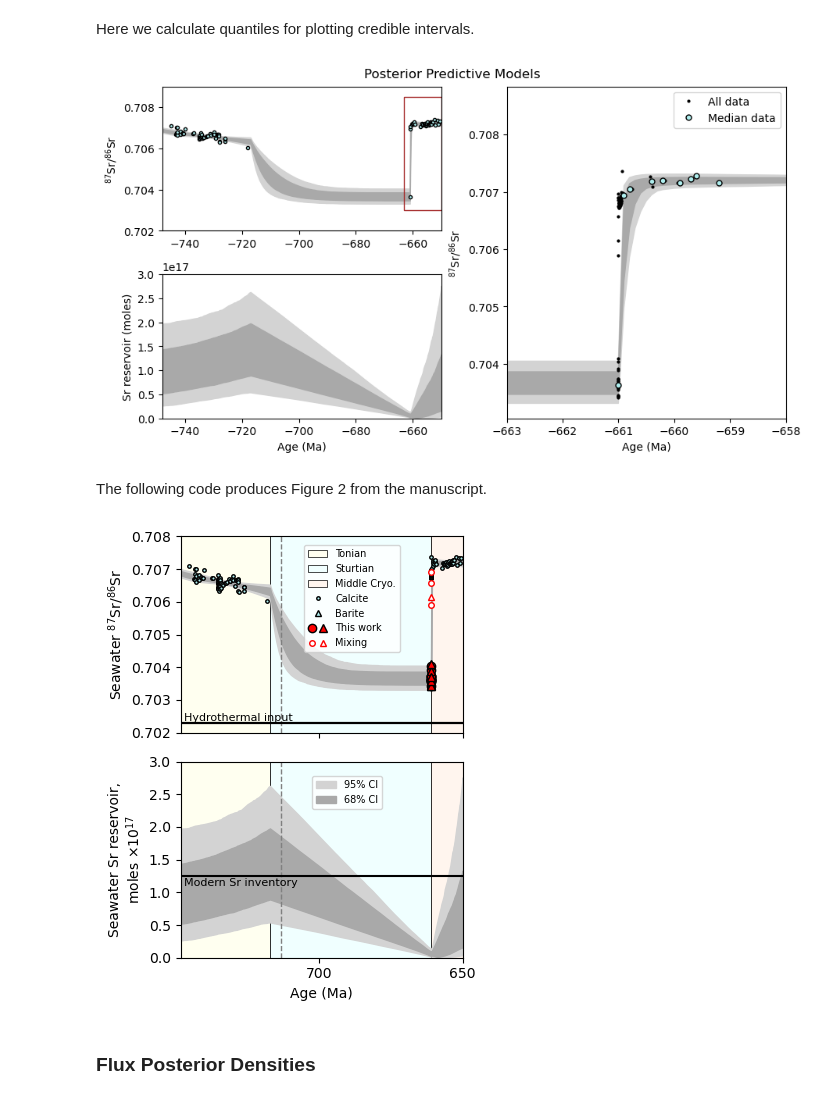
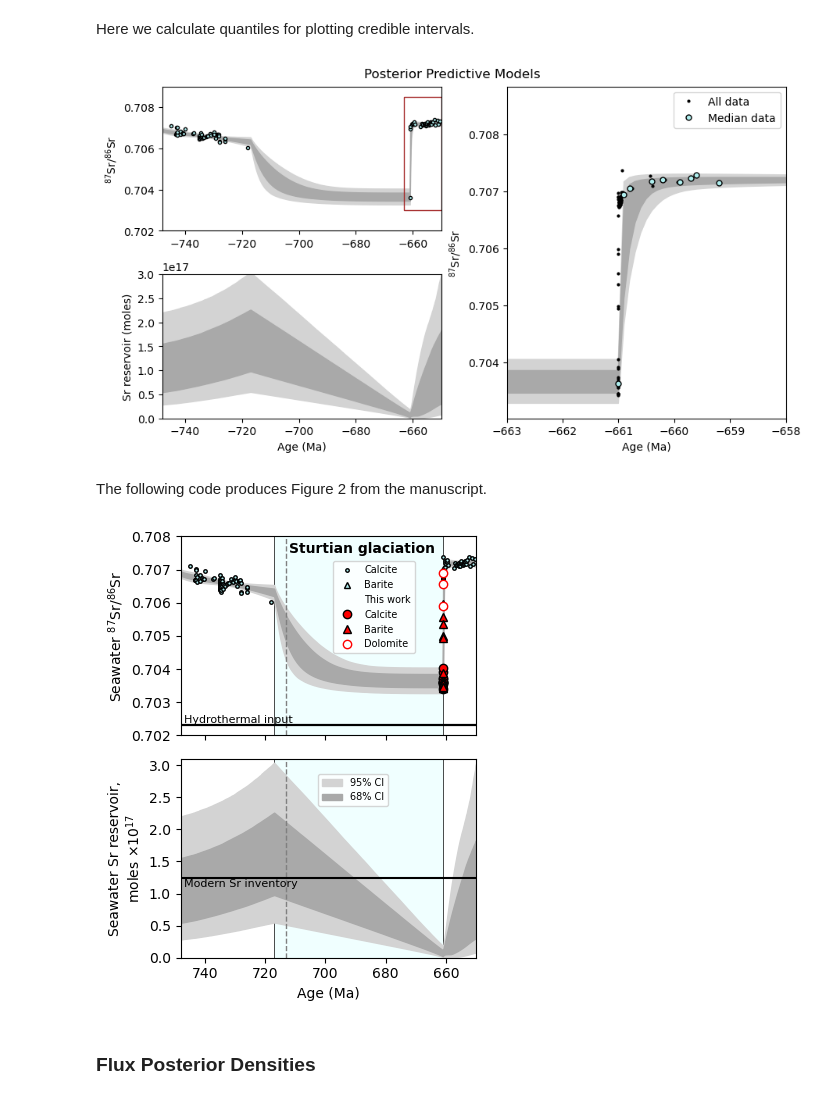
Before and after one commit to sarttiso/Neoproterozoic-strontium-box-model, a Jupyter notebook: strontium_box_model.ipynb, the cells around one changed output. Cells and saved outputs as stored; diff of their text form; code cells hidden in the pictures.

Commit message:
update data,  refresh figure

```diff
--- a/strontium_box_model.ipynb
+++ b/strontium_box_model.ipynb
@@ -612,14 +607,14 @@ We see that they are nicely unimodel and reproducible between the chains.
 # %% [markdown]
 Load existing model if desired.
 # %%
-trace = az.from_netcdf('models/2024-10-29_smc_6-chains_5k.nc')
+trace = az.from_netcdf('models/2025-02-04_smc_12-chains_5k.nc')
 # %% [markdown]
 ### Plot Posterior Draws
 # %% [markdown]
 As with the prior predictive model, we use the posterior draws for the parameters and then solve the ODE forward model to evaluate the posterior inference for the time evolution of the Sr reservoir and isotopic composition.
 # %%
 # get posterior samples
-n_sam = 2000
+n_sam = 60000
 posterior_params = az.extract(trace, num_samples=n_sam)
 
 F_ri_posterior = posterior_params.F_ri.to_numpy().squeeze()
@@ -722,7 +717,7 @@ plt.suptitle('Posterior Predictive Models')
 
 plt.show()
 # %% [output]
-[figure, old version]
+[figure, new version]
 # %% [markdown]
 The following code produces Figure 2 from the manuscript.
 # %%
@@ -739,15 +734,11 @@ handles = []
 
 ax[0].fill_between(t/1e6, alpha_post_95[:,0], alpha_post_95[:,1], color=c_95)
 ax[0].fill_between(t/1e6, alpha_post_68[:,0], alpha_post_68[:,1], color=c_68)
-# for alpha_forward in alpha_posteriors:
-#     ax2.plot(t/1e6, alpha_forward, alpha=alpha, color=c_model, linewidth=0.5)
-# visualize time periods
-handles.append(ax[0].axvspan(t0/1e6, t1_st/1e6, **ton_patch, zorder=-10))
-labels.append('Tonian')
-handles.append(ax[0].axvspan(t1_st/1e6, t2_st/1e6, **stu_patch, zorder=-10))
-labels.append('Sturtian')
-handles.append(ax[0].axvspan(t2_st/1e6, t1/1e6, **mcy_patch, zorder=-10))
-labels.append('Middle Cryo.')
+
+# visualize sturtian
+ax[0].axvspan(t1_st/1e6, t2_st/1e6, **stu_patch, zorder=-10)
+ax[0].text(-712, 0.7075, 'Sturtian glaciation', fontweight='bold')
+
 # Marinoan duration
 ax[0].axvline(-713, linestyle='--', color='gray', linewidth=1)
 # literature data, calcite
@@ -765,74 +756,73 @@ handles.append(ax[0].plot(sr_data.loc[cur_idx, 'Age (Ma)']/1e6,
            color=c_data, markeredgecolor='k', linewidth=0.01)[0])
 labels.append('Barite')
 
-# ellery's data (un-contaminated), calcite
-cur_idx = (sr_data['Reference'] == 'this work') & (sr_data['87Sr/86Sr'] < 0.705) & (sr_data['mineral'] == 'calcite')
+# ellery's data
+h0, = plt.plot([0], marker='None', linestyle='None') # empty line for legend
+handles.append(h0)
+labels.append('This work')
+
+# calcite
+cur_idx = (sr_data['Reference'] == 'this work') & (sr_data['mineral'] == 'calcite')
 h1, = ax[0].plot(sr_data.loc[cur_idx, 'Age (Ma)']/1e6,
            sr_data.loc[cur_idx, '87Sr/86Sr'].values,
            'o', markersize=6,
            color='red', markeredgecolor='k', linewidth=0.01)
-# ellery's data (un-contaminated), barite
-cur_idx = (sr_data['Reference'] == 'this work') & (sr_data['87Sr/86Sr'] < 0.705) & (sr_data['mineral'] == 'barite')
+handles.append(h1)
+labels.append('Calcite')
+# barite
+cur_idx = (sr_data['Reference'] == 'this work') & (sr_data['mineral'] == 'barite')
 h2, = ax[0].plot(sr_data.loc[cur_idx, 'Age (Ma)']/1e6,
            sr_data.loc[cur_idx, '87Sr/86Sr'].values,
            '^', markersize=6, label='This work',
            color='red', markeredgecolor='k', linewidth=0.01)
-handles.append((h1, h2))
-labels.append('This work')
+handles.append(h2)
+labels.append('Barite')
 
-# ellery's data (contaminated), calcite
-cur_idx = (sr_data['Reference'] == 'this work') & (sr_data['87Sr/86Sr'] > 0.705) & (sr_data['mineral'] == 'calcite')
+# dolomite
+cur_idx = (sr_data['Reference'] == 'this work') & (sr_data['mineral'] == 'dolomite')
 h3, = ax[0].plot(sr_data.loc[cur_idx, 'Age (Ma)']/1e6,
            sr_data.loc[cur_idx, '87Sr/86Sr'].values,
-           'o', markersize=4,
+           'o', markersize=6, label='This work',
            color='w', markeredgecolor='red', linewidth=0.01)
-# ellery's data (contaminated), barite
-cur_idx = (sr_data['Reference'] == 'this work') & (sr_data['87Sr/86Sr'] > 0.705) & (sr_data['mineral'] == 'barite')
-h4, = ax[0].plot(sr_data.loc[cur_idx, 'Age (Ma)']/1e6,
-           sr_data.loc[cur_idx, '87Sr/86Sr'].values,
-           '^', markersize=4, label='Mixing',
-           color='w', markeredgecolor='red', linewidth=0.01)
-handles.append((h3, h4))
-labels.append('Mixing')
-
+handles.append(h3)
+labels.append('Dolomite')
 
 # hydrothermal rSr
 ax[0].axhline(rSr_ht, linestyle='-', color='k', linewidth=1.6)
 ax[0].text(-747, rSr_ht, 'Hydrothermal input', va='bottom', fontsize=8)
 
 ax[0].set_ylabel('Seawater $^{87}$Sr/$^{86}$Sr')
 ax[0].set_ylim([.702, .708])
 ax[0].legend(handles, labels, fontsize=7,
-             loc='upper left', bbox_to_anchor=[0.42, 0.98],
-            handler_map={tuple: HandlerTuple(ndivide=None)})
-# ax2.set_xlim([-740, -650])
+             loc='upper left', bbox_to_anchor=[0.5, 0.9])
+ax[0].set_xlim([-748, -650])
 
+
+# reservoir
 ax[1].fill_between(t/1e6, N_post_95[:,0]/1e17, N_post_95[:,1]/1e17, color=c_95, label='95% CI')
 ax[1].fill_between(t/1e6, N_post_68[:,0]/1e17, N_post_68[:,1]/1e17, color=c_68, label='68% CI')
 ax[1].set_ylabel('Seawater Sr reservoir,\nmoles $\\times 10^{17}$')
-ax[1].set_ylim([0, 3])
+ax[1].set_ylim([0, 3.1])
 # visualize time periods
-ax[1].axvspan(t0/1e6, t1_st/1e6, **ton_patch, zorder=-10)
 ax[1].axvspan(t1_st/1e6, t2_st/1e6, **stu_patch, zorder=-10)
-ax[1].axvspan(t2_st/1e6, t1/1e6, **mcy_patch, zorder=-10)
 # indicate duration of Marinoan
 ax[1].axvline(-713, linestyle='--', color='gray', linewidth=1)
 ax[1].axhline(N_modern/1e17, linestyle='-', color='k', linewidth=1.5)
 ax[1].text(-747, N_modern*0.98/1e17, 'Modern Sr inventory', va='top', fontsize=8)
 ax[1].set_xlabel('Age (Ma)')
 ax[1].set_xticks(ax[1].get_xticks())
 ax[1].set_xlim([-748, -650])
 ax[1].set_xticklabels([int(x.get_text().split('−')[1]) for x in ax[1].get_xticklabels()])
 ax[1].legend(fontsize=7, loc='upper left', bbox_to_anchor=[0.45, 0.95])
 
 plt.tight_layout()
 
 # plt.savefig('figures/posterior_N-alpha.pdf', format='pdf', bbox_inches='tight', dpi=600)
 # plt.savefig('figures/posterior_N-alpha.png', format='png', bbox_inches='tight', dpi=600)
 
 plt.show()
 # %% [output]
-[figure, old version]
+[figure, new version]
 # %% [markdown]
 ### Flux Posterior Densities
 # %% [markdown]
```
Also changed, not shown: parts of 6 cells of this notebook, 5 other files.
